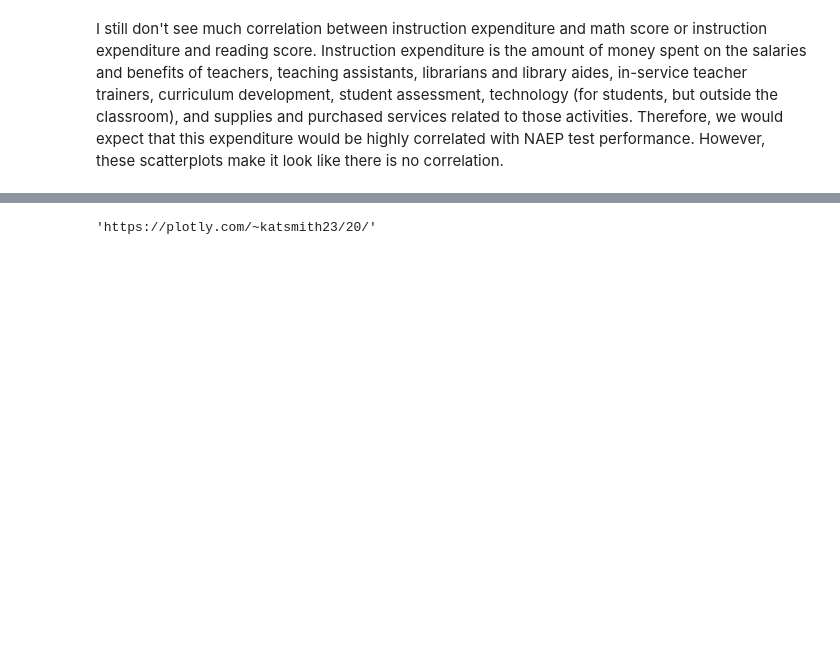
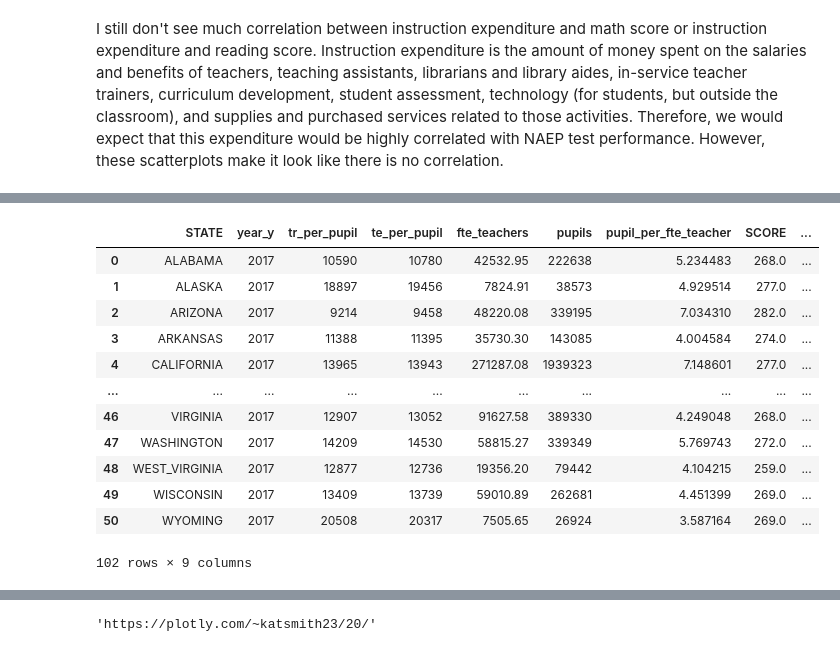
Before and after one commit to katherinesmith23/big_data_project, a Jupyter notebook: Final Project.ipynb, the cells around one changed output, grey strips where cells are left out. Drawn from its saved outputs; the diff is of its cells as text; code cells hidden in the pictures; blank space fills up the shorter version.

```diff
--- a/Final Project.ipynb
+++ b/Final Project.ipynb
@@ -563,0 +605,30 @@ As the scatterplots are not showing any correlations, I think we should do a cor
+# %%
+all_finances_2017 = pd.merge(all_finances_2017, finances_2017, on='state_ab', how='inner')
+all_finances_2017 = pd.merge(all_finances_2017, teachers_2017, on='state_ab', how='inner')
+# %%
+selected_finances_2017 = all_finances_2017[['STATE', 'year_y', 'tr_per_pupil', 'te_per_pupil', 'fte_teachers', 'pupils', 'pupil_per_fte_teacher', 'AVG_MATH_4_SCORE', 'AVG_MATH_8_SCORE', 'AVG_READING_4_SCORE', 'AVG_READING_8_SCORE']]
+# %%
+selected_finances_2017_reading = selected_finances_2017.drop(columns = ['AVG_MATH_4_SCORE', 'AVG_MATH_8_SCORE', 'AVG_READING_4_SCORE'])
+selected_finances_2017_reading = selected_finances_2017_reading.rename(columns={"AVG_READING_8_SCORE": "SCORE"})
+selected_finances_2017_reading['TEST'] = 'Reading'
+# %%
+selected_2017 = selected_finances_2017.drop(columns = ['AVG_READING_8_SCORE', 'AVG_READING_4_SCORE', 'AVG_MATH_4_SCORE'])
+selected_2017 = selected_2017.rename(columns={"AVG_MATH_8_SCORE": "SCORE"})
+selected_2017['TEST'] = 'Math'
+# %%
+selected_2017 = pd.concat([selected_2017, selected_finances_2017_reading])
+selected_2017
+# %% [output]
+|  | STATE | year_y | tr_per_pupil | te_per_pupil | fte_teachers | pupils | pupil_per_fte_teacher | SCORE | ... |
+| 0 | ALABAMA | 2017 | 10590 | 10780 | 42532.95 | 222638 | 5.234483 | 268.0 | ... |
+| 1 | ALASKA | 2017 | 18897 | 19456 | 7824.91 | 38573 | 4.929514 | 277.0 | ... |
+| 2 | ARIZONA | 2017 | 9214 | 9458 | 48220.08 | 339195 | 7.034310 | 282.0 | ... |
+| 3 | ARKANSAS | 2017 | 11388 | 11395 | 35730.30 | 143085 | 4.004584 | 274.0 | ... |
+| 4 | CALIFORNIA | 2017 | 13965 | 13943 | 271287.08 | 1939323 | 7.148601 | 277.0 | ... |
+| ... | ... | ... | ... | ... | ... | ... | ... | ... | ... |
+| 46 | VIRGINIA | 2017 | 12907 | 13052 | 91627.58 | 389330 | 4.249048 | 268.0 | ... |
+| 47 | WASHINGTON | 2017 | 14209 | 14530 | 58815.27 | 339349 | 5.769743 | 272.0 | ... |
+| 48 | WEST_VIRGINIA | 2017 | 12877 | 12736 | 19356.20 | 79442 | 4.104215 | 259.0 | ... |
+| 49 | WISCONSIN | 2017 | 13409 | 13739 | 59010.89 | 262681 | 4.451399 | 269.0 | ... |
+| 50 | WYOMING | 2017 | 20508 | 20317 | 7505.65 | 26924 | 3.587164 | 269.0 | ... |
+102 rows × 9 columns
```
Also changed, not shown: parts of 47 cells of this notebook.
